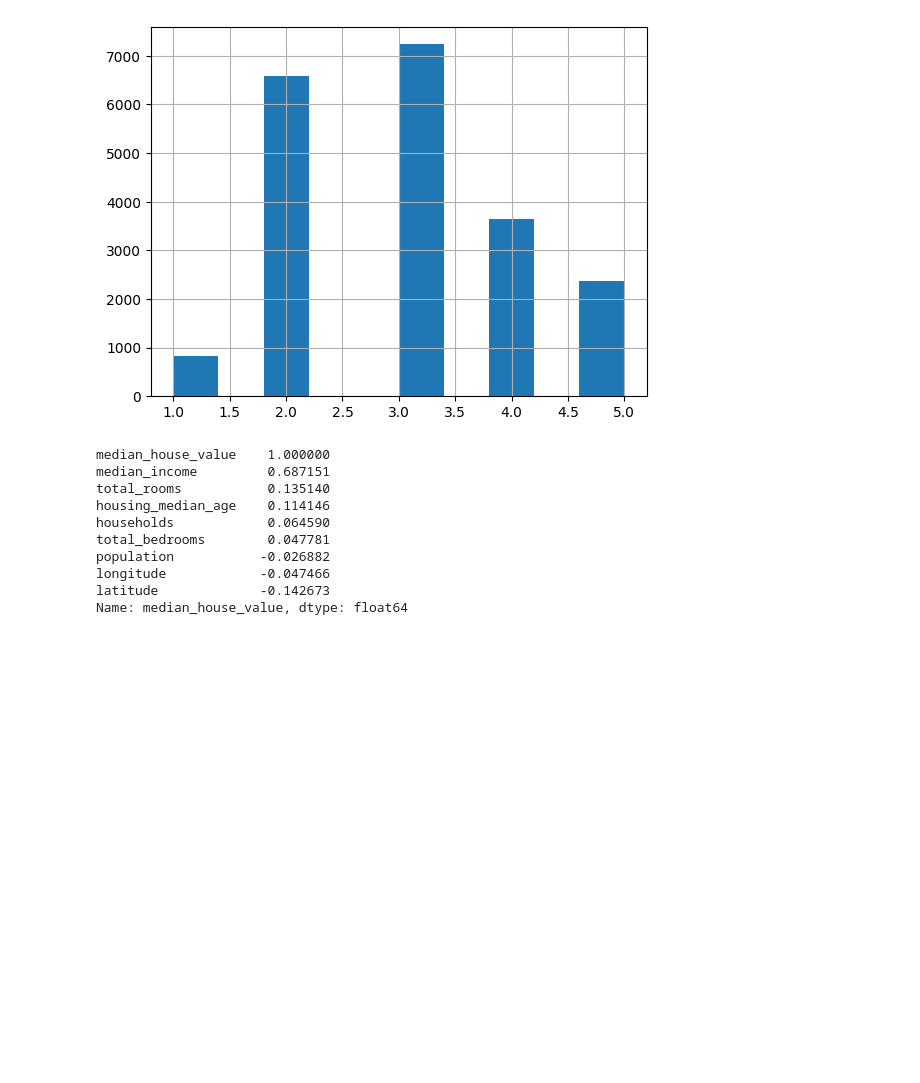
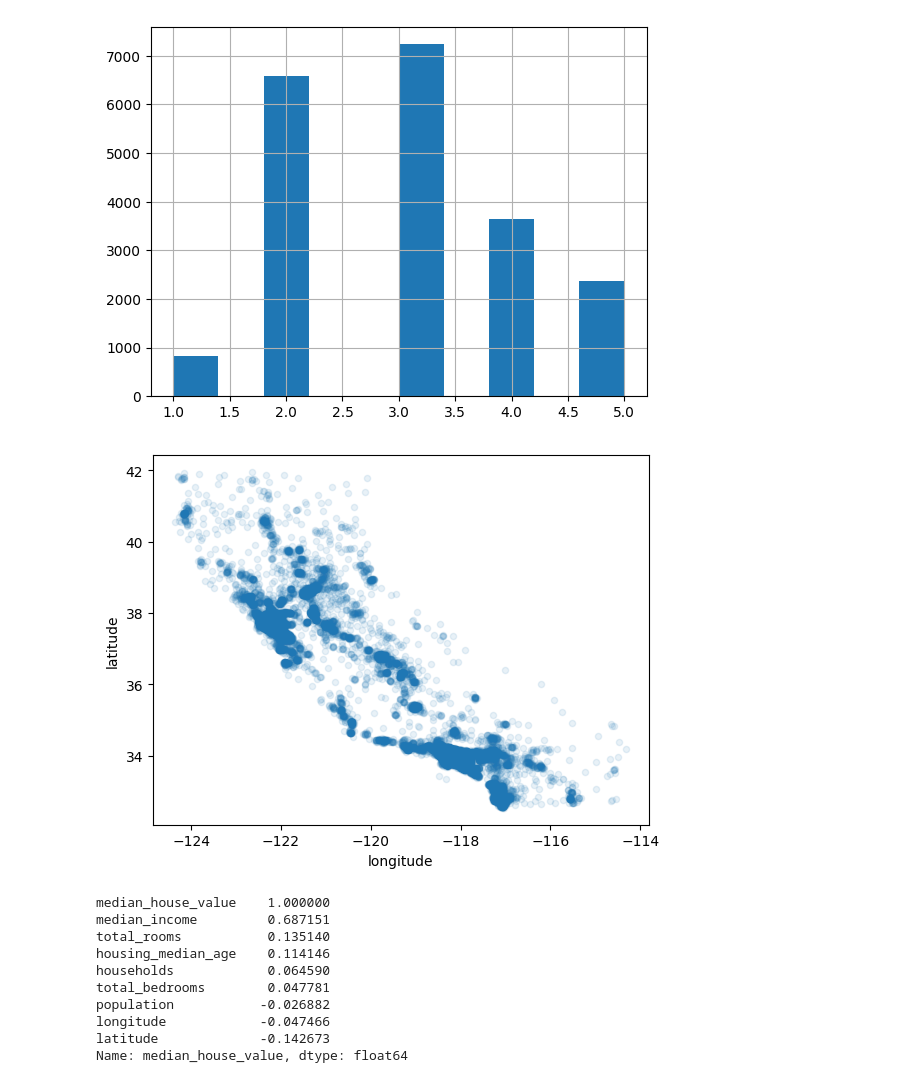
Before and after one commit to nasifayc/Machine-Learning-Projects, a Jupyter notebook: Housing.ipynb, the cells around one changed output. Drawn from its saved outputs; the diff is of its cells as text; code cells hidden in the pictures; blank space fills up the shorter version.

```diff
--- a/Housing.ipynb
+++ b/Housing.ipynb
@@ -114,10 +124,12 @@ for set_ in (strat_train_set, strat_test_set):
 # %%
 # Visualizing Data
 
 # Geographical Data
 housing = strat_train_set.copy()
-# housing.plot(kind="scatter", x="longitude", y="latitude", alpha=0.1)
-# plt.show()
+housing.plot(kind="scatter", x="longitude", y="latitude", alpha=0.1)
+plt.show()
+# %% [output]
+[figure, added]
 # %%
 # More detailed visualization
 # s indicates the size of the population
```
Also changed, not shown: parts of 7 cells of this notebook.
